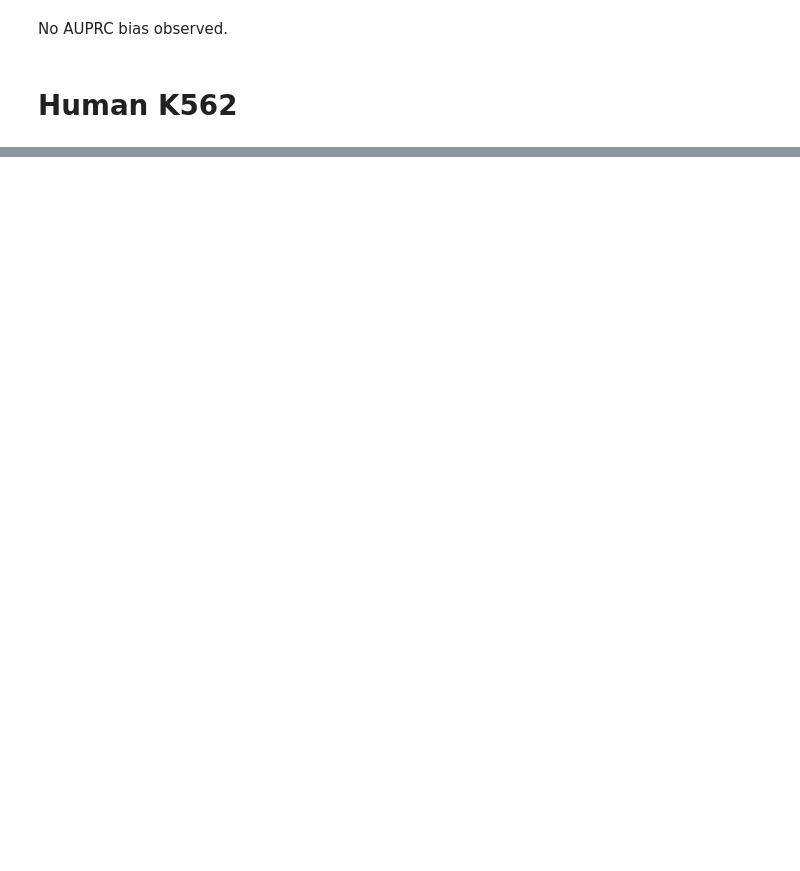
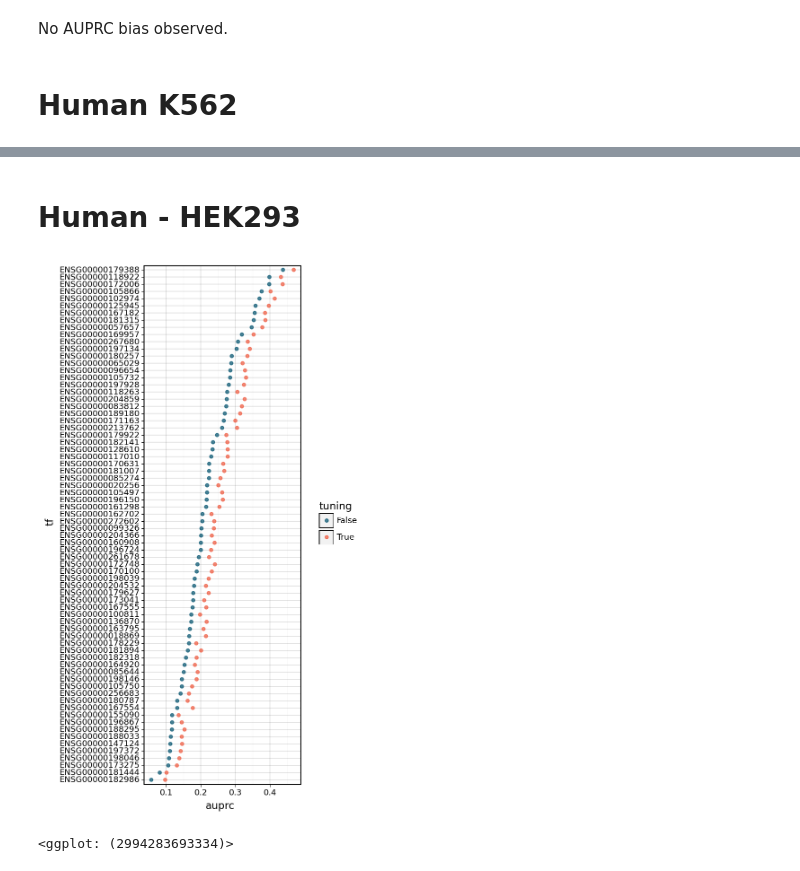
Before and after one commit to BrentLab/TFPertRespExplainer, a Jupyter notebook: WORKING_NOTEBOOKS/Hyparam_tuning.ipynb, the cells around one changed output, grey strips where cells are left out. Saved outputs shown, nothing was run; the diff lists cells and outputs as text; code cells hidden in the pictures; blank space fills up the shorter version.

```diff
--- a/WORKING_NOTEBOOKS/Hyparam_tuning.ipynb
+++ b/WORKING_NOTEBOOKS/Hyparam_tuning.ipynb
@@ -204,0 +223,45 @@ df2 = df2.sort_values('improv_frac')
+# %% [markdown]
+# Human - HEK293
+# %%
+tun_df = pd.DataFrame()
+
+with open('../LOG/human_k562_hp_tun_32376551.out', 'r') as f:
+    lines = f.readlines()
+
+    for line in lines:
+        if 'CV performance' in line:
+            found = re.findall(r'TF (.+?) in (.+?) AUPRC=(.+?)\n', line)
+
+            if len(found) > 0:
+                tf, _, auc = found[0]
+                tun_df = tun_df.append(pd.Series({
+                    'tf': tf,
+                    'auprc': float(auc)
+                }), ignore_index=True)
+
+tun_df['tuning'] = True
+
+base_df = pd.read_csv('../OUTPUT/human_80tfs_hek293_hp_base/stats.csv.gz')
+base_df['tuning'] = False
+# %%
+df = pd.concat([tun_df, base_df])
+
+df2 = tun_df.merge(base_df, on=['tf'])
+df2['improv_frac'] = (df2['auprc_x'] - df2['auprc_y']) / df2['auprc_y']
+
+# Sort TFs by baseline AUPRC
+df['tf'] = pd.Categorical(
+    df['tf'], ordered=True,
+    categories=base_df.sort_values('auprc')['tf'].values
+)
+# %%
+(
+    ggplot(df, aes(x='auprc', y='tf', color='tuning'))
+    + geom_point(alpha=.7)
+    + scale_color_manual([COLORS['dark_blue'], COLORS['orange']])
+    + theme_linedraw()
+    + theme(figure_size=(3, 10), dpi=150)
+)
+# %% [output]
+[figure, added]
+<ggplot: (2994283693334)>
```
Also changed, not shown: parts of 14 cells of this notebook, 1 other file.
